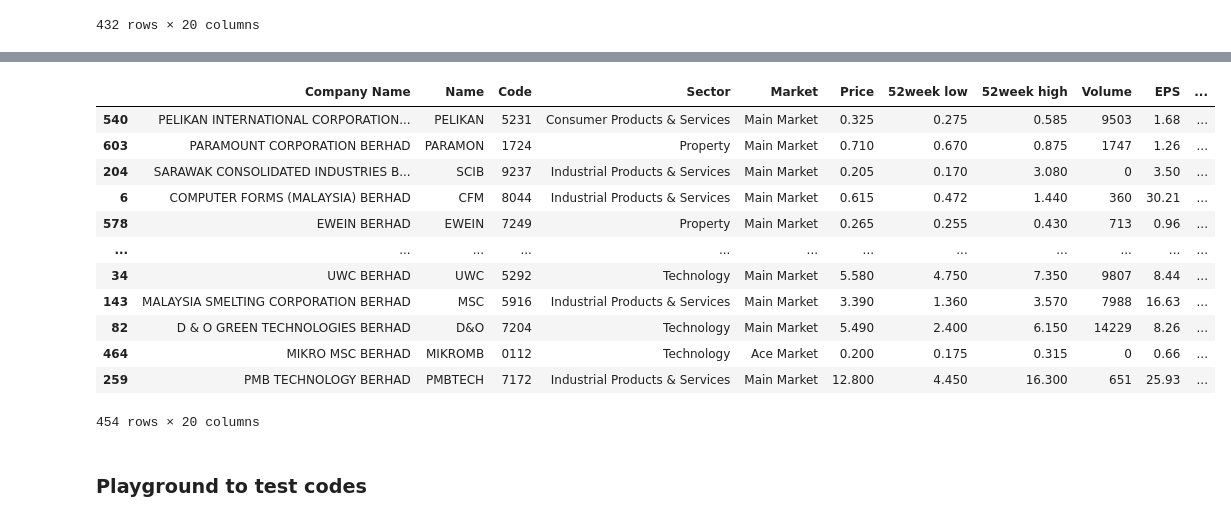
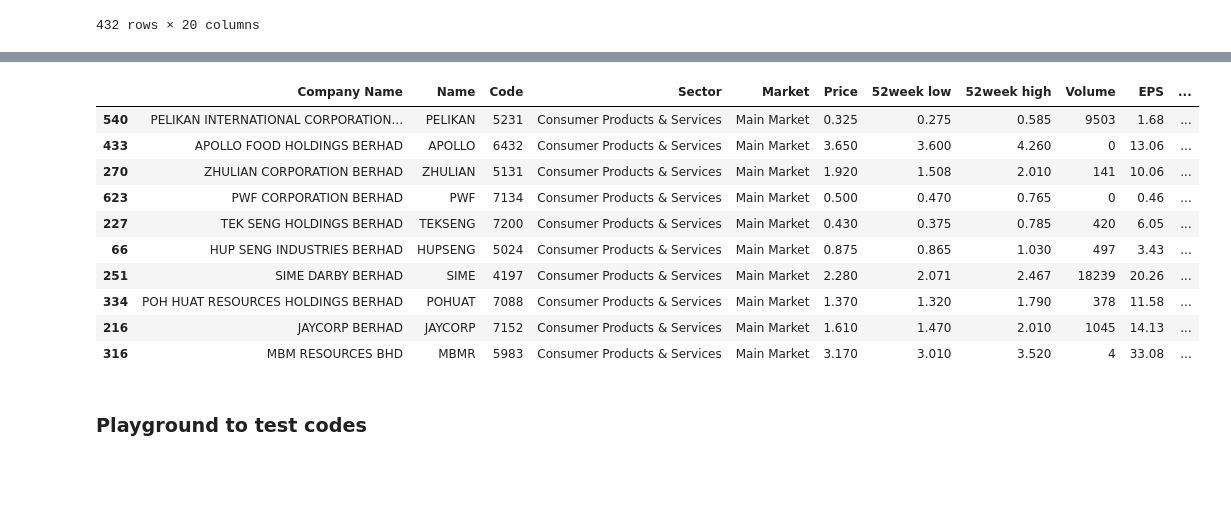
Before and after one commit to seowteckkueh/web-scraping, a Jupyter notebook: Bursa stock summary.ipynb, the cells around one changed output, grey strips where cells are left out. Cells and saved outputs as stored; diff of their text form; code cells hidden in the pictures; blank space fills up the shorter version.

```diff
--- a/Bursa stock summary.ipynb
+++ b/Bursa stock summary.ipynb
@@ -91,6 +95,13 @@ def get_table(soup):
             pe=format(float(pe.replace(',','')),'.2f')
             pe=float(pe)
 
+        psr=get_psr(code)
+        if len(psr)==0:
+            psr=np.nan
+        else:
+            psr=format(float(psr),'.2f')
+            psr=float(psr)
+
         dy=row.find('td',{'title':'DY'}).text
         dy=format(float(dy),'.2f')
         dy=float(dy)
@@ -115,10 +126,10 @@ def get_table(soup):
 
         link=row.find('a')['href']
         link='https://www.klsescreener.com'+link
-        result=[full_name,name,code,sector,market,price,week52_low,week52_high,volume,eps,dps,nta,pe,dy,dgr,dgr_median,roe,ptbv,mcap,link]
+        result=[full_name,name,code,sector,market,price,week52_low,week52_high,volume,eps,dps,nta,pe,psr,dy,dgr,dgr_median,roe,ptbv,mcap,link]
         results.append(result)
 #        print(code)
-    headers=columns=['Company Name','Name','Code','Sector','Market','Price','52week low','52week high','Volume','EPS','DPS','NTA','PE','DY','DGR','DGR_med','ROE','PTBV','MCap','link']
+    headers=columns=['Company Name','Name','Code','Sector','Market','Price','52week low','52week high','Volume','EPS','DPS','NTA','PE','PSR','DY','DGR','DGR_med','ROE','PTBV','MCap','link']
     df=pd.DataFrame(results,columns=headers)
     return df
 # %%
@@ -298,3 +336,5 @@ df_div.sort_values(['DY','DGR_med'],ascending=False)
 | 464 | MIKRO MSC BERHAD | MIKROMB | 0112 | Technology | Ace Market | 0.200 | 0.175 | 0.315 | 0 | 0.66 | ... |
 | 259 | PMB TECHNOLOGY BERHAD | PMBTECH | 7172 | Industrial Products & Services | Main Market | 12.800 | 4.450 | 16.300 | 651 | 25.93 | ... |
 432 rows × 20 columns
+# %%
+test=df_div.sort_values(['DY','DGR_med'],ascending=False).head(100)
@@ -301,19 +361,19 @@ df_div.sort_values(['DY','DGR_med'],ascending=False)
+# %%
+CPS_filter=test[test['Sector']=='Consumer Products & Services']
 # %%
-df_div.sort_values(['DY','DGR_med'],ascending=False)
+CPS_filter.sort_values(['DY','DGR_med'],ascending=False).head(10)
 # %% [output]
 |  | Company Name | Name | Code | Sector | Market | Price | 52week low | 52week high | Volume | EPS | ... |
 | 540 | PELIKAN INTERNATIONAL CORPORATION... | PELIKAN | 5231 | Consumer Products & Services | Main Market | 0.325 | 0.275 | 0.585 | 9503 | 1.68 | ... |
-| 603 | PARAMOUNT CORPORATION BERHAD | PARAMON | 1724 | Property | Main Market | 0.710 | 0.670 | 0.875 | 1747 | 1.26 | ... |
-| 204 | SARAWAK CONSOLIDATED INDUSTRIES B... | SCIB | 9237 | Industrial Products & Services | Main Market | 0.205 | 0.170 | 3.080 | 0 | 3.50 | ... |
-| 6 | COMPUTER FORMS (MALAYSIA) BERHAD | CFM | 8044 | Industrial Products & Services | Main Market | 0.615 | 0.472 | 1.440 | 360 | 30.21 | ... |
-| 578 | EWEIN BERHAD | EWEIN | 7249 | Property | Main Market | 0.265 | 0.255 | 0.430 | 713 | 0.96 | ... |
-| ... | ... | ... | ... | ... | ... | ... | ... | ... | ... | ... | ... |
-| 34 | UWC BERHAD | UWC | 5292 | Technology | Main Market | 5.580 | 4.750 | 7.350 | 9807 | 8.44 | ... |
-| 143 | MALAYSIA SMELTING CORPORATION BERHAD | MSC | 5916 | Industrial Products & Services | Main Market | 3.390 | 1.360 | 3.570 | 7988 | 16.63 | ... |
-| 82 | D & O GREEN TECHNOLOGIES BERHAD | D&O | 7204 | Technology | Main Market | 5.490 | 2.400 | 6.150 | 14229 | 8.26 | ... |
-| 464 | MIKRO MSC BERHAD | MIKROMB | 0112 | Technology | Ace Market | 0.200 | 0.175 | 0.315 | 0 | 0.66 | ... |
-| 259 | PMB TECHNOLOGY BERHAD | PMBTECH | 7172 | Industrial Products & Services | Main Market | 12.800 | 4.450 | 16.300 | 651 | 25.93 | ... |
+| 433 | APOLLO FOOD HOLDINGS BERHAD | APOLLO | 6432 | Consumer Products & Services | Main Market | 3.650 | 3.600 | 4.260 | 0 | 13.06 | ... |
+| 270 | ZHULIAN CORPORATION BERHAD | ZHULIAN | 5131 | Consumer Products & Services | Main Market | 1.920 | 1.508 | 2.010 | 141 | 10.06 | ... |
+| 623 | PWF CORPORATION BERHAD | PWF | 7134 | Consumer Products & Services | Main Market | 0.500 | 0.470 | 0.765 | 0 | 0.46 | ... |
+| 227 | TEK SENG HOLDINGS BERHAD | TEKSENG | 7200 | Consumer Products & Services | Main Market | 0.430 | 0.375 | 0.785 | 420 | 6.05 | ... |
+| 66 | HUP SENG INDUSTRIES BERHAD | HUPSENG | 5024 | Consumer Products & Services | Main Market | 0.875 | 0.865 | 1.030 | 497 | 3.43 | ... |
+| 251 | SIME DARBY BERHAD | SIME | 4197 | Consumer Products & Services | Main Market | 2.280 | 2.071 | 2.467 | 18239 | 20.26 | ... |
+| 334 | POH HUAT RESOURCES HOLDINGS BERHAD | POHUAT | 7088 | Consumer Products & Services | Main Market | 1.370 | 1.320 | 1.790 | 378 | 11.58 | ... |
+| 216 | JAYCORP BERHAD | JAYCORP | 7152 | Consumer Products & Services | Main Market | 1.610 | 1.470 | 2.010 | 1045 | 14.13 | ... |
+| 316 | MBM RESOURCES BHD | MBMR | 5983 | Consumer Products & Services | Main Market | 3.170 | 3.010 | 3.520 | 4 | 33.08 | ... |
-454 rows × 20 columns
 # %% [markdown]
 ### Playground to test codes
 # %%
```
Also changed, not shown: parts of 7 cells of this notebook.
